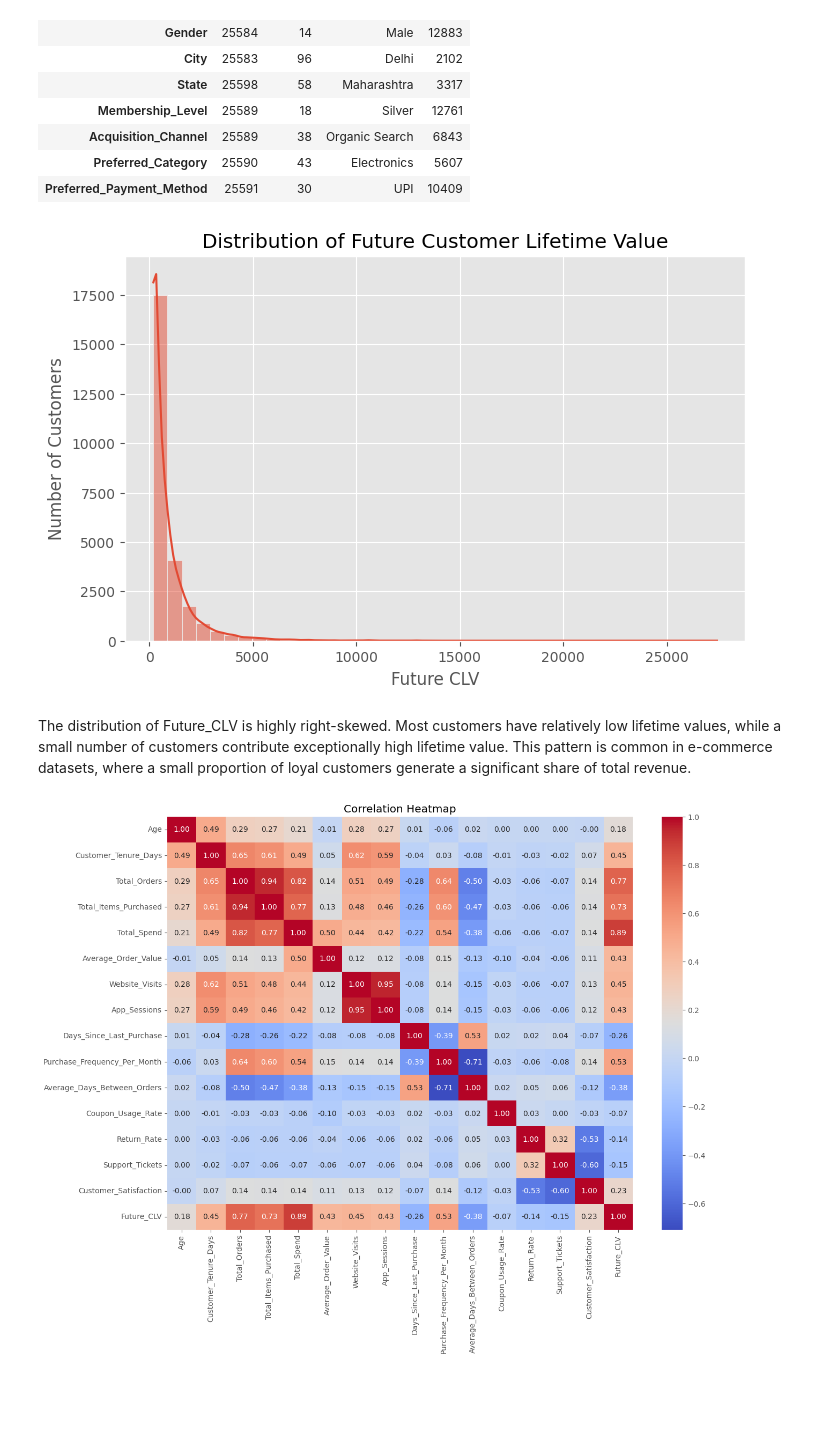
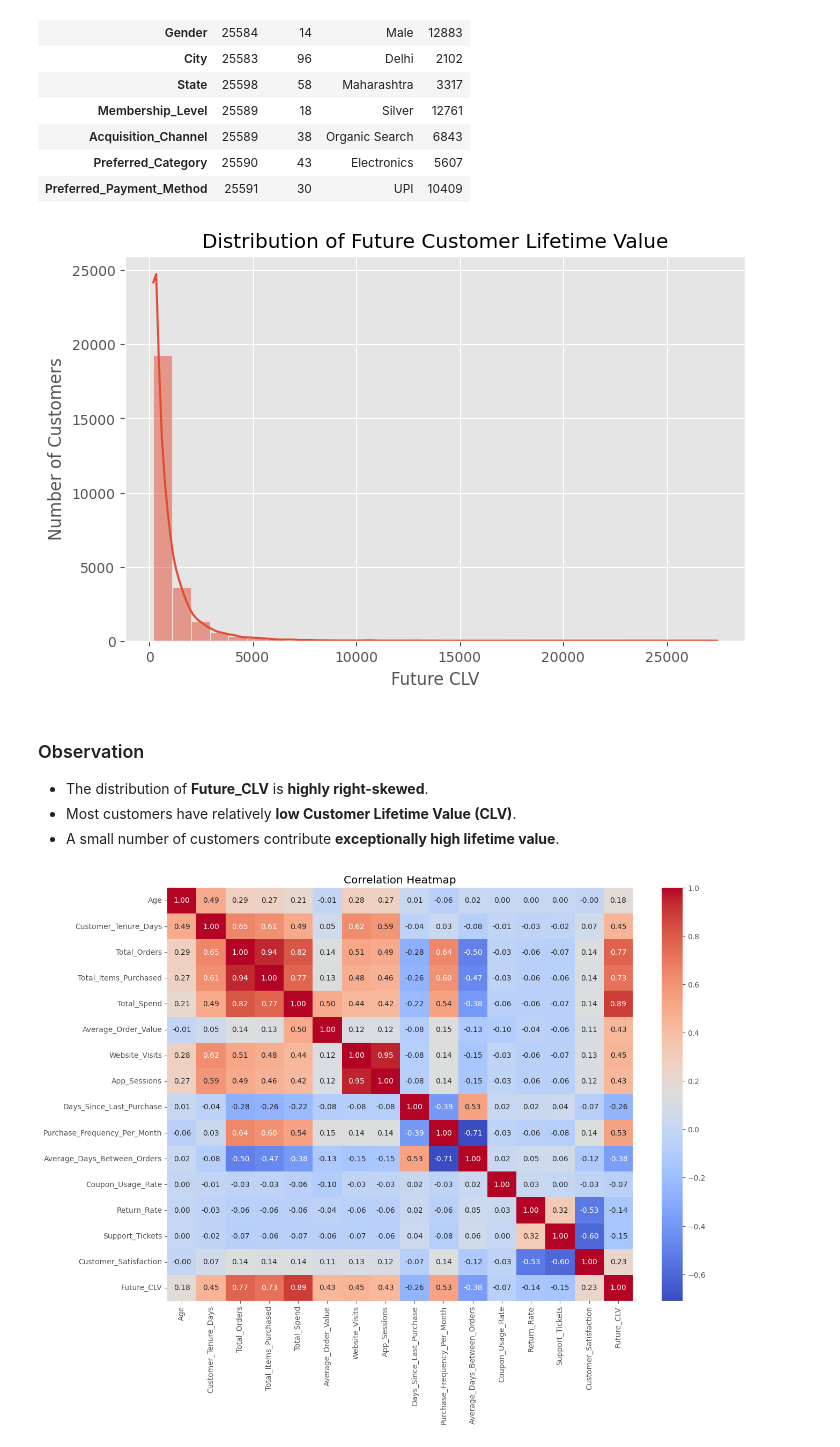
Before and after one commit to AswinSanthoshDev/Predictive-Analytics-Mini-Project, a Jupyter notebook: notebooks/project_analysis.ipynb, the cells around one changed output. Drawn from its saved outputs; the diff is of its cells as text; code cells hidden in the pictures; blank space fills up the shorter version.

```diff
--- a/notebooks/project_analysis.ipynb
+++ b/notebooks/project_analysis.ipynb
@@ -176,17 +178,19 @@ df.describe(include='str').T
 # %%
 plt.figure(figsize=(8,5))
 
-sns.histplot(df["Future_CLV"], bins=40, kde=True)
-
+sns.histplot(df["Future_CLV"], bins=30, kde=True)
 plt.title("Distribution of Future Customer Lifetime Value")
 plt.xlabel("Future CLV")
 plt.ylabel("Number of Customers")
 
 plt.show()
 # %% [output]
-[figure, old version]
+[figure, new version]
-# %% [markdown]
-The distribution of Future_CLV is highly right-skewed. Most customers have relatively low lifetime values, while a small number of customers contribute exceptionally high lifetime value. This pattern is common in e-commerce datasets, where a small proportion of loyal customers generate a significant share of total revenue.
+# %% [markdown]
+### Observation
+- The distribution of **Future_CLV** is **highly right-skewed**.
+- Most customers have relatively **low Customer Lifetime Value (CLV)**.
+- A small number of customers contribute **exceptionally high lifetime value**.
 # %%
 plt.figure(figsize=(14,10))
 
```
Also changed, not shown: parts of 75 cells of this notebook.
